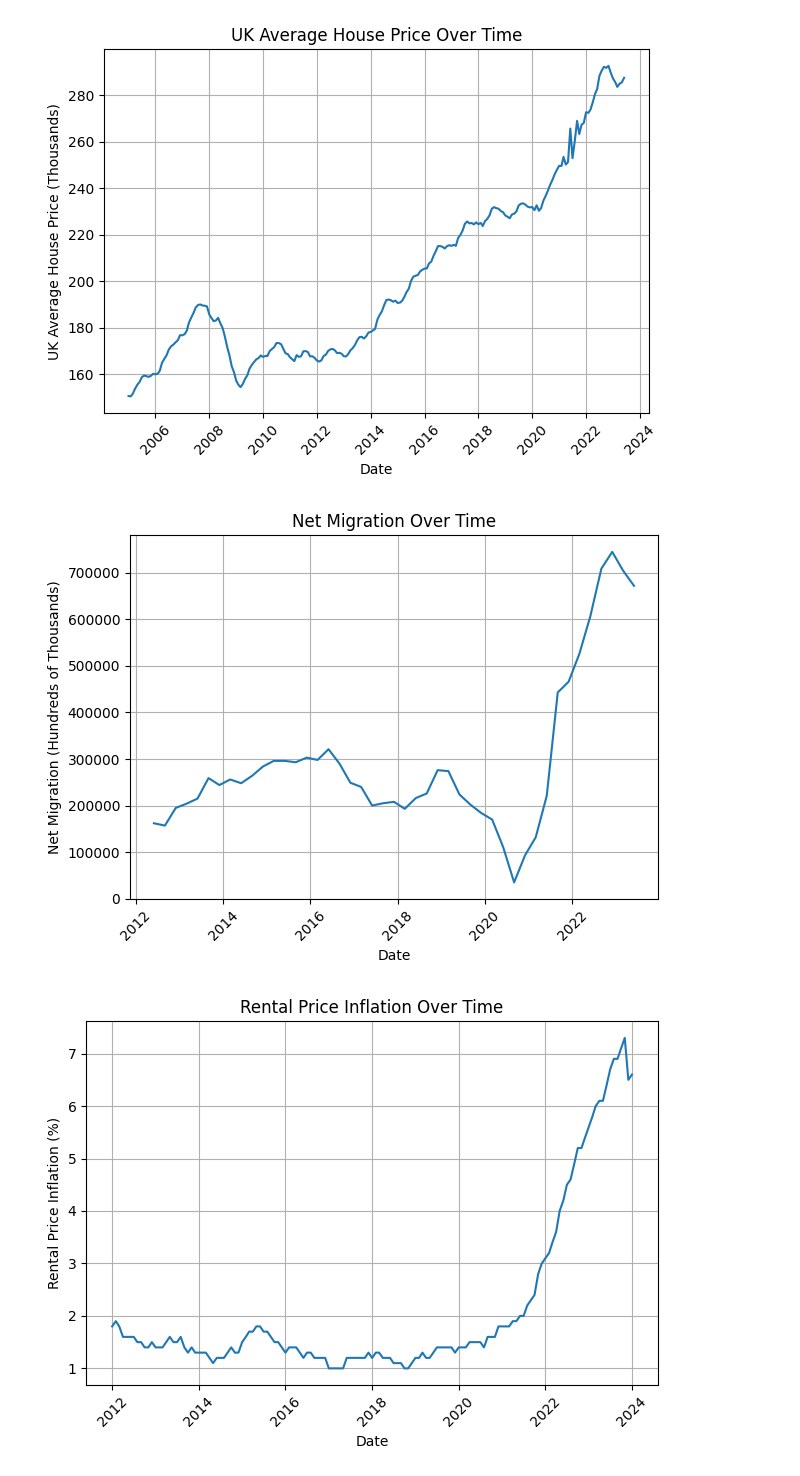
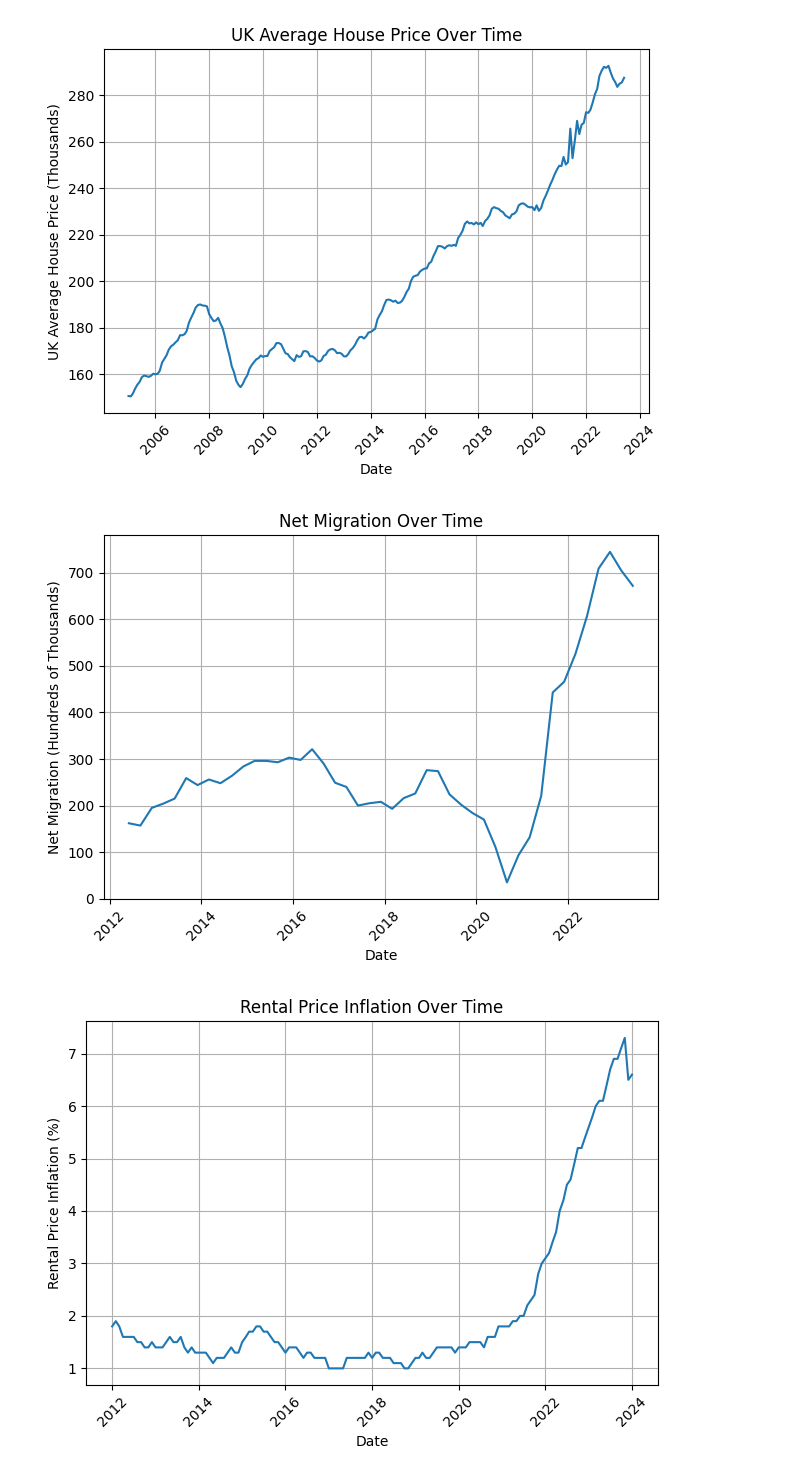
Before and after one commit to sr781/Data-Project---Factors-Potentially-Affecting-House-Prices-In-The-UK, a Jupyter notebook: Final_Project_Sulav.ipynb, the cells around one changed output. Drawn from its saved outputs; the diff is of its cells as text; code cells hidden in the pictures.

Commit message:
Fixed the issue where scaling the table would modify the values in the dataframe by just creating a copy of it

```diff
--- a/Final_Project_Sulav.ipynb
+++ b/Final_Project_Sulav.ipynb
@@ -512,23 +519,30 @@ plt.show()
 # %% [output]
 [figure]
 # %%
-# Plot the data where the y axis is net migration and the x axis are dates
-plt.plot(df_migration_2012_2023['Date'], df_migration_2012_2023['All Nationalities'], linestyle='-')
+df_plot_migration = df_migration_2012_2023.copy()
 
-# Lable the plot names
+# Check if the maximum value of 'All Nationalities' column is greater than 1000
+if not df_plot_migration['All Nationalities'].max() <= 1000:
+    # Scale the net migration to make it easier to read
+    df_plot_migration['All Nationalities'] /= 1000
+
+# Plot the data, where the y axis is net migration and the x axis are dates
+plt.plot(df_plot_migration['Date'], df_plot_migration['All Nationalities'], linestyle='-')
+
+# Label the plot names
 plt.title('Net Migration Over Time')
 plt.xlabel('Date')
 plt.ylabel('Net Migration (Hundreds of Thousands)')
 plt.grid(True)
 
 # Rotate x-axis labels for better readability
 plt.xticks(rotation=45)
 
 # Show the plot
 plt.tight_layout()
 plt.show()
 # %% [output]
-[figure, old version]
+[figure, new version]
 # %%
 # Plot the data with 'UK' on the y-axis and 'Date' on the x-axis
 plt.plot(df_rental_price_inflation['Date'], df_rental_price_inflation['UK'], linestyle='-')
```
Also changed, not shown: parts of 5 cells of this notebook.
